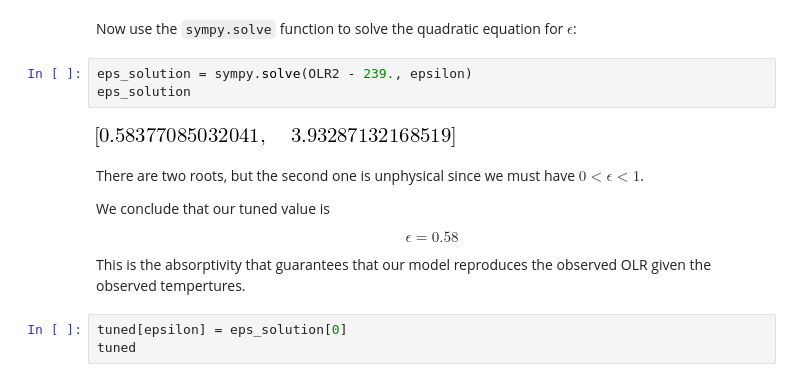
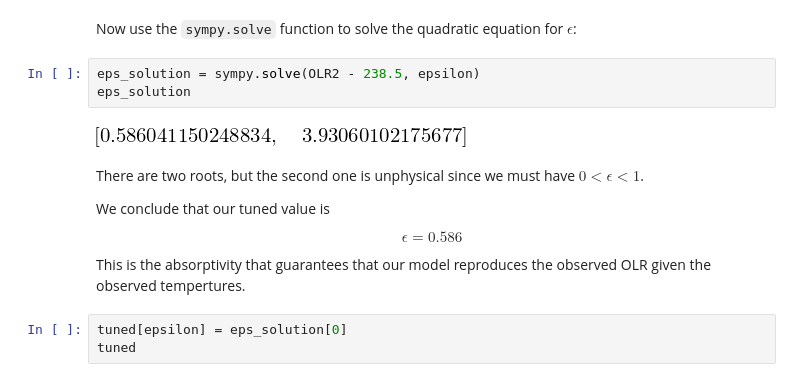
Before and after one commit to brian-rose/ClimateModeling_courseware, a Jupyter notebook: Lectures/Lecture06 -- Elementary greenhouse models.ipynb, the cells around one changed output. Cells and saved outputs as stored; diff of their text form.

```diff
--- a/Lectures/Lecture06 -- Elementary greenhouse models.ipynb
+++ b/Lectures/Lecture06 -- Elementary greenhouse models.ipynb
@@ -369,16 +368,16 @@ OLR2
 # %% [markdown]
 Now use the `sympy.solve` function to solve the quadratic equation for $\epsilon$:
 # %%
-eps_solution = sympy.solve(OLR2 - 239., epsilon)
+eps_solution = sympy.solve(OLR2 - 238.5, epsilon)
 eps_solution
 # %% [output]
-[figure, old version]
+[figure, new version]
 # %% [markdown]
 There are two roots, but the second one is unphysical since we must have $0 < \epsilon < 1$.
 
 We conclude that our tuned value is
 
-$$ \epsilon = 0.58$$
+$$ \epsilon = 0.586 $$
 
 This is the absorptivity that guarantees that our model reproduces the observed OLR given the observed tempertures.
 # %%
```
Also changed, not shown: parts of 13 cells of this notebook.
